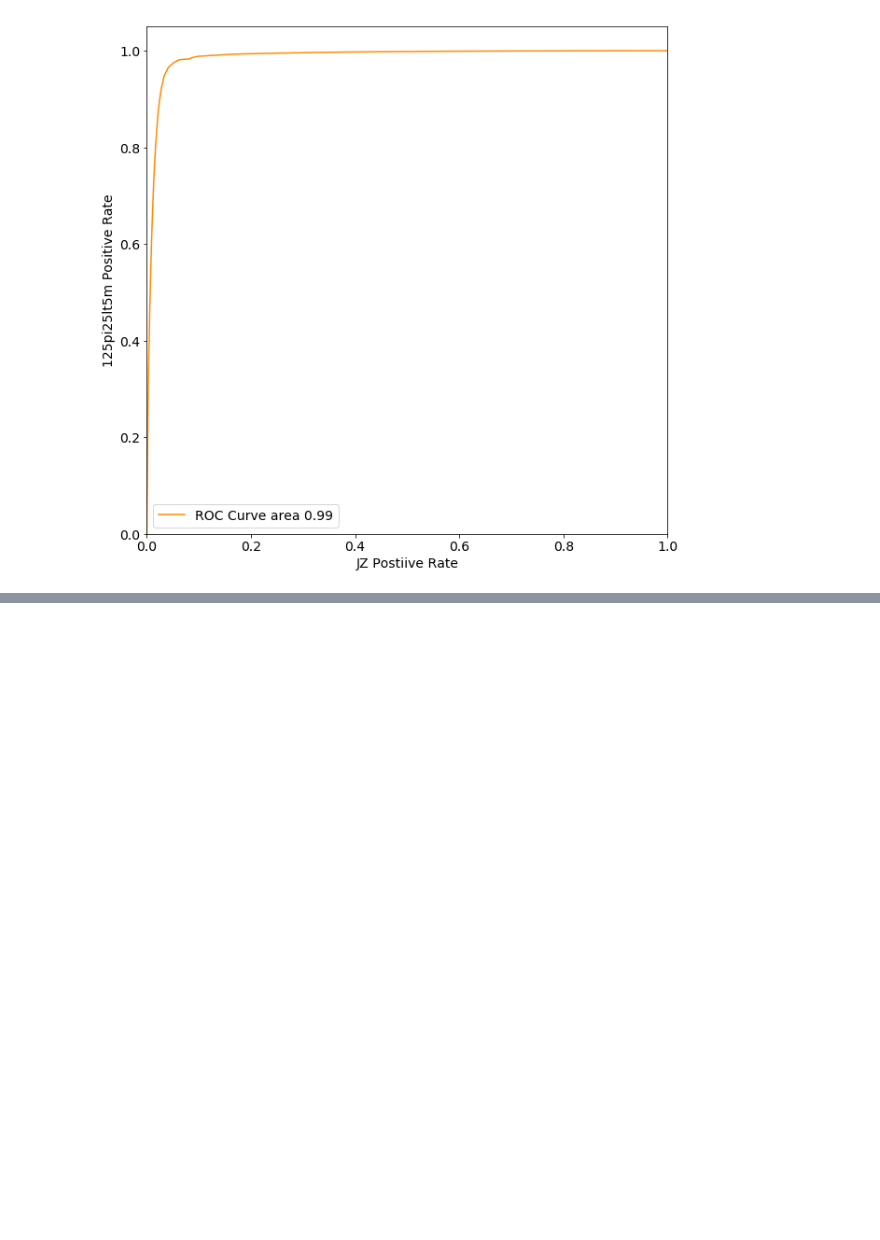
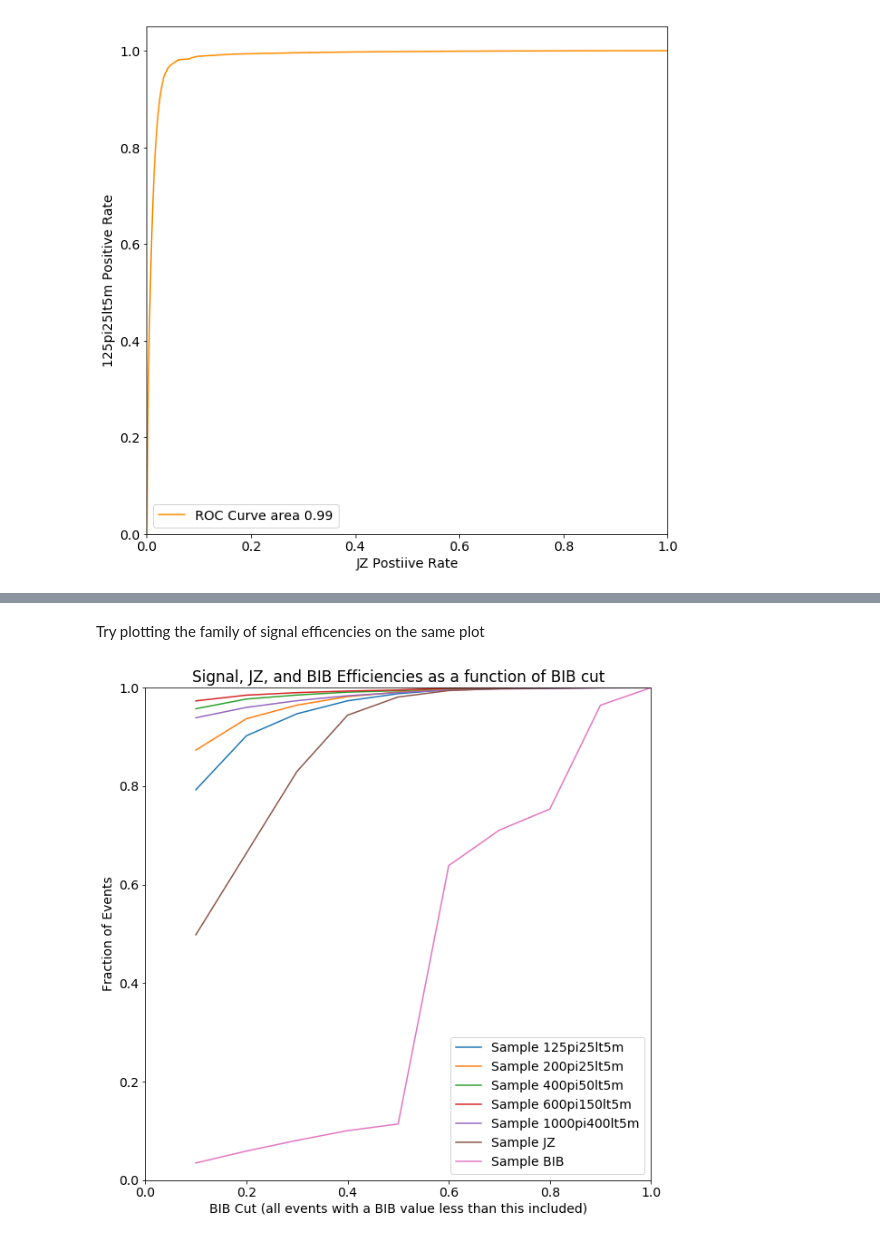
Before and after one commit to gordonwatts/JetCutStudies, a Jupyter notebook: notebooks/3DROCurves.ipynb, the cells around one changed output, grey strips where cells are left out. Cells and saved outputs as stored; diff of their text form; code cells hidden in the pictures; blank space fills up the shorter version.

```diff
--- a/notebooks/3DROCurves.ipynb
+++ b/notebooks/3DROCurves.ipynb
@@ -238,0 +246,24 @@ def plot_eff_for_bib(sample_info, sample_name):
+# %% [markdown]
+Try plotting the family of signal efficencies on the same plot
+# %%
+def plot_all_eff_for_bib(samples):
+    plt.figure(figsize=(10,10))
+    # Do the eff samples
+    for s in samples:
+        plt.plot(samples[s].bib_cut,samples[s].sig_eff, label='Sample {0}'.format(s))
+    # Do the background
+    abck=samples[list(samples.keys())[0]]
+    plt.plot(abck.bib_cut,abck.back_eff, label='Sample JZ')
+    plt.plot(abck.bib_cut,abck.bib_eff, label='Sample BIB')
+    # Get the plot in shape
+    plt.ylim([0.0, 1.0])
+    plt.xlim([0.0, 1.0])
+    plt.xlabel('BIB Cut (all events with a BIB value less than this included)')
+    plt.ylabel('Fraction of Events')
+    plt.title('Signal, JZ, and BIB Efficiencies as a function of BIB cut')
+    plt.legend()
+# %%
+plot_all_eff_for_bib(p_samples)
+plt.show()
+# %% [output]
+[figure, added]
```
Also changed, not shown: parts of 13 cells of this notebook.
